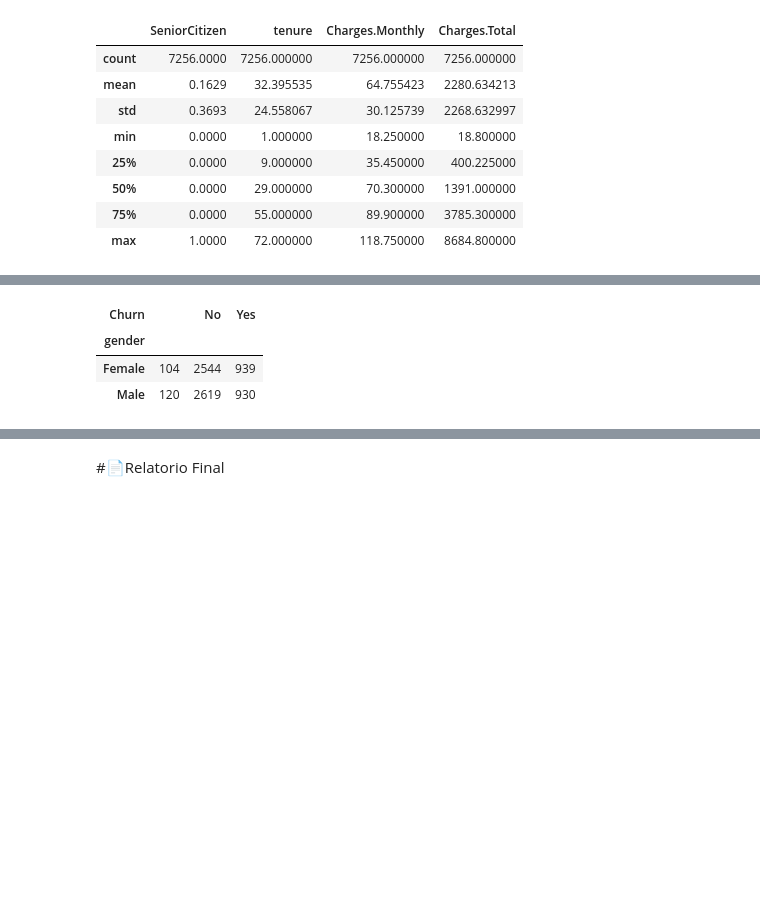
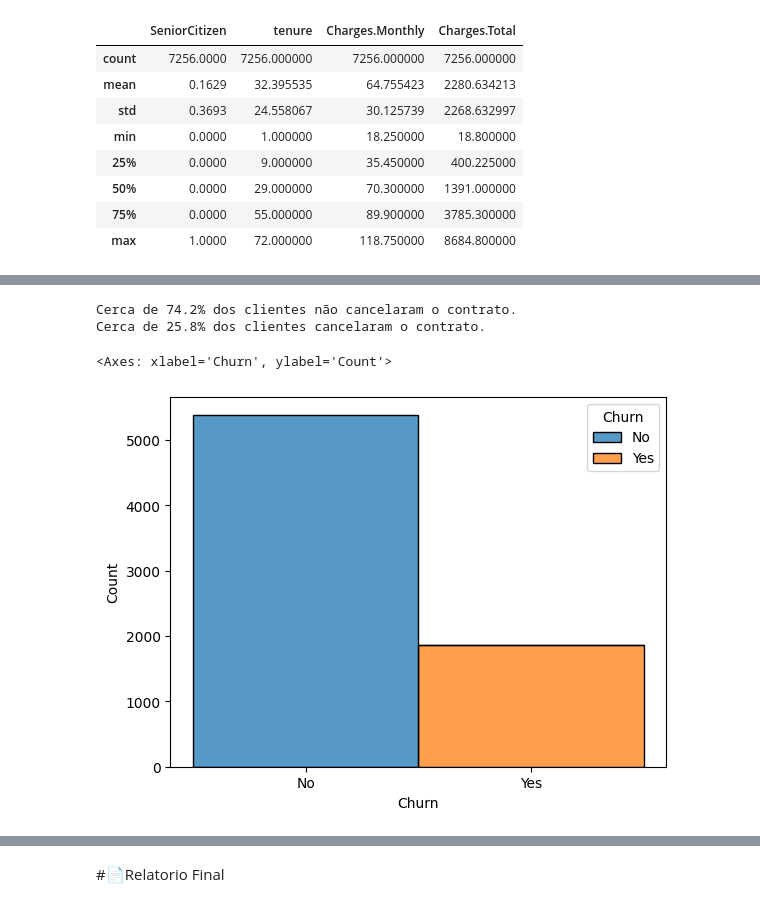
Before and after one commit to ElaiEmylleMatos/challenge-telecom-x, a Jupyter notebook: TelecomX_BR.ipynb, the cells around one changed output, grey strips where cells are left out. Cells and saved outputs as stored; diff of their text form; code cells hidden in the pictures; blank space fills up the shorter version.

```diff
--- a/TelecomX_BR.ipynb
+++ b/TelecomX_BR.ipynb
@@ -208,8 +184,13 @@ df.describe(include='object')
-# %%
-churn_by_gender = df.groupby(['gender', 'Churn']).size().unstack()
-churn_by_gender
-# %% [output]
-| Churn |  | No | Yes |
-| gender |  |  |  |
-| Female | 104 | 2544 | 939 |
-| Male | 120 | 2619 | 930 |
+# %%
+proporcao_churn = df['Churn'].value_counts(normalize=True)
+
+print(f'Cerca de {round(proporcao_churn.iloc[0]*100, 1)}% dos clientes não cancelaram o contrato.')
+print(f'Cerca de {round(proporcao_churn.iloc[1]*100, 1)}% dos clientes cancelaram o contrato.')
+# %% [output]
+Cerca de 74.2% dos clientes não cancelaram o contrato.
+Cerca de 25.8% dos clientes cancelaram o contrato.
+# %%
+sns.histplot(data=df, x="Churn", hue="Churn", multiple="stack")
+# %% [output]
+<Axes: xlabel='Churn', ylabel='Count'>
+[figure, added]
```
Also changed, not shown: parts of 22 cells of this notebook.
